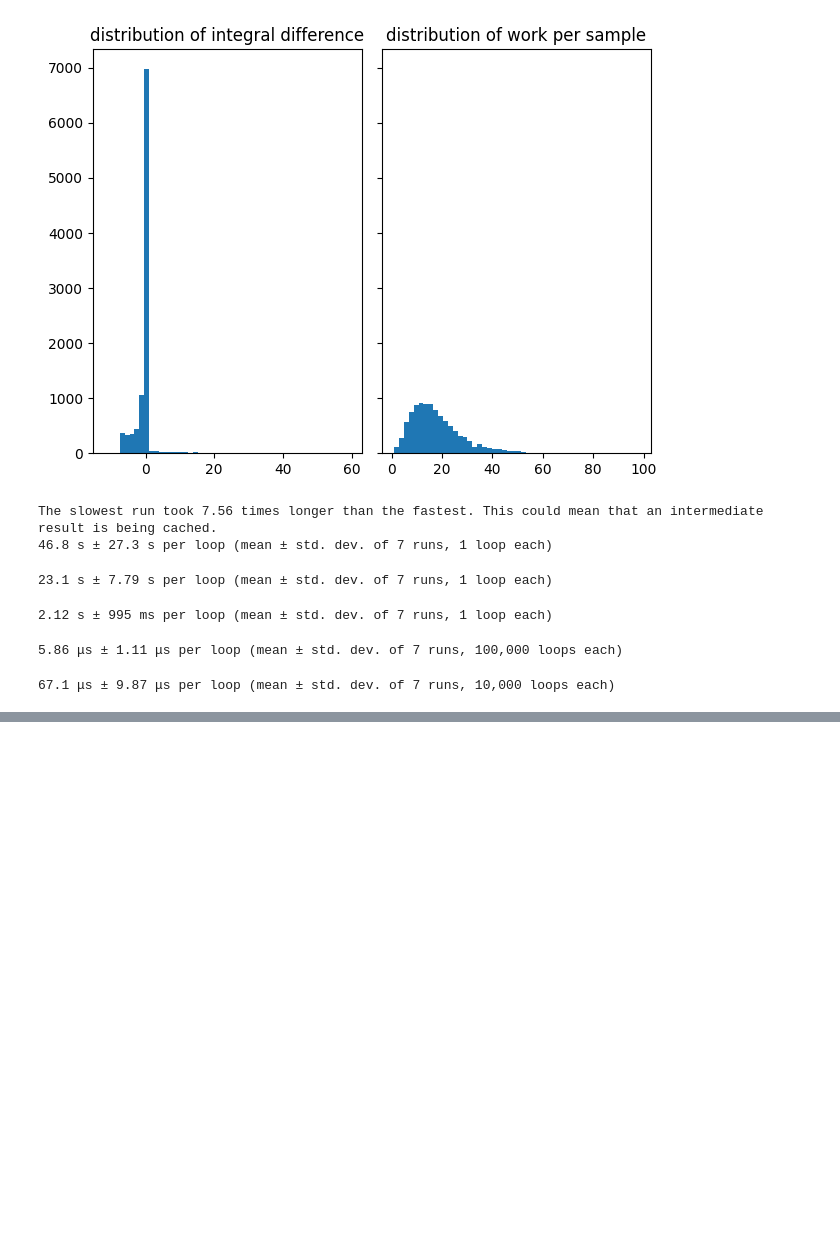
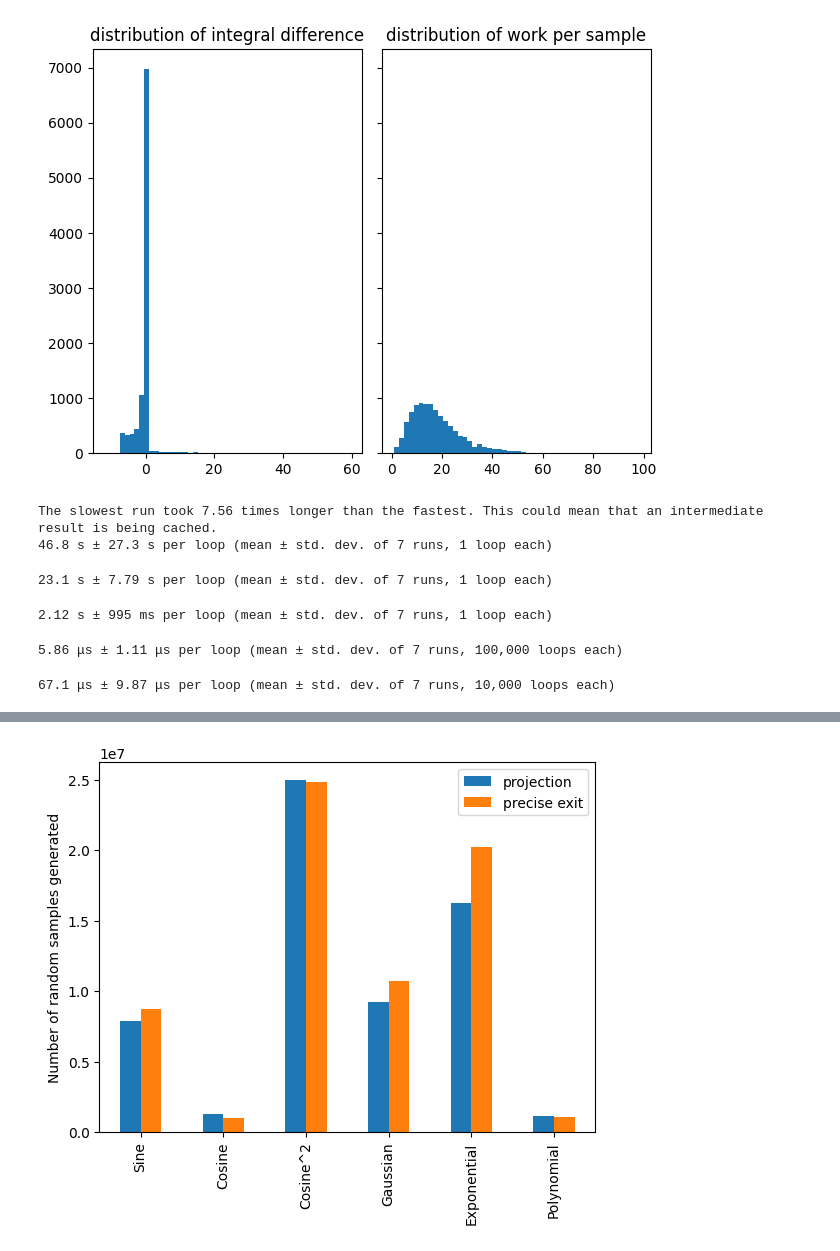
Before and after one commit to casparschucan/feynman-kac-python, a Jupyter notebook: src/experiments.ipynb, the cells around one changed output, grey strips where cells are left out. Drawn from its saved outputs; the diff is of its cells as text; code cells hidden in the pictures; blank space fills up the shorter version.

```diff
--- a/src/experiments.ipynb
+++ b/src/experiments.ipynb
@@ -258,3 +421,10 @@ sample_radius_reject(0.5)
 sample_radius_transform(.5)
 # %% [output]
 67.1 μs ± 9.87 μs per loop (mean ± std. dev. of 7 runs, 10,000 loops each)
+# %%
+import pandas as pd
+
+benchmark_projection_results = pd.read_csv("projection_data.csv")
+benchmark_precise_exit_results = pd.read_csv("precise_exit_data.csv")
+print(benchmark_precise_exit_results)
+print(benchmark_projection_results)
@@ -260,0 +449,43 @@ sample_radius_transform(.5)
+# %%
+from test_functions import sin, cos, sq_cos, poly, gaussian, exp
+import matplotlib.pyplot as plt
+import numpy as np
+
+projection_function_results = benchmark_projection_results
+#projection_function_results = benchmark_projection_results[benchmark_projection_results['x'] == 0.5]
+#projection_function_results = projection_function_results[projection_function_results['dt0'] == 0.01]
+#print(projection_function_results)
+#projection_function_results = projection_function_results[projection_function_results['epsilon'] == 0.01]
+
+precise_exit_function_results = benchmark_precise_exit_results
+#precise_exit_function_results = benchmark_precise_exit_results[benchmark_precise_exit_results['x'] == 0.5]
+#precise_exit_function_results = precise_exit_function_results[precise_exit_function_results['dt0'] == 0.01]
+#precise_exit_function_results = precise_exit_function_results[precise_exit_function_results['epsilon'] == 0.01]
+test_functions = {"Sine": sin,
+                  "Cosine": cos,
+                  "Cosine^2": sq_cos,
+                  "Gaussian": gaussian,
+                  "Exponential": exp,
+                  "Polynomial": poly}
+
+#projection_workload = [projection_function_results[projection_function_results['f'] == func]['avg_computational_cost'].values[0] for func in test_functions.values()]
+projection_workload = [7912876.00, 1300192.75, 24982924.00, 9238783.85, 16223618.80, 1169221.05]
+#print(projection_workload)
+
+#precise_workload = [precise_exit_function_results[precise_exit_function_results['f'] == func]['avg_computational_cost'].values[0] for func in test_functions.values()]
+precise_workload = [8724123.25, 1008691.90, 24877819.65, 10712459.65, 20222193.55, 1094093.45]
+df = pd.DataFrame({"projection": projection_workload, "precise exit": precise_workload}, index=test_functions.keys())
+df.plot.bar()
+plt.ylabel("Number of random samples generated")
+plt.savefig("projection_vs_precise_exit.png")
+# Create boxplot of execution precise_workload
+# boxplot2 = plt.bar(
+    # list(test_functions.keys()),
+    # precise_workload
+# )
+
+# plt.title('Workload Comparison (N rng samples) for Different Test Functions with epsilon=.01')
+# plt.ylabel('Execution Time (seconds)')
+# plt.grid(axis='y', linestyle='--', alpha=0.7)
+# %% [output]
+[figure, added]
```
Also changed, not shown: parts of 6 cells of this notebook, 2 other files.
